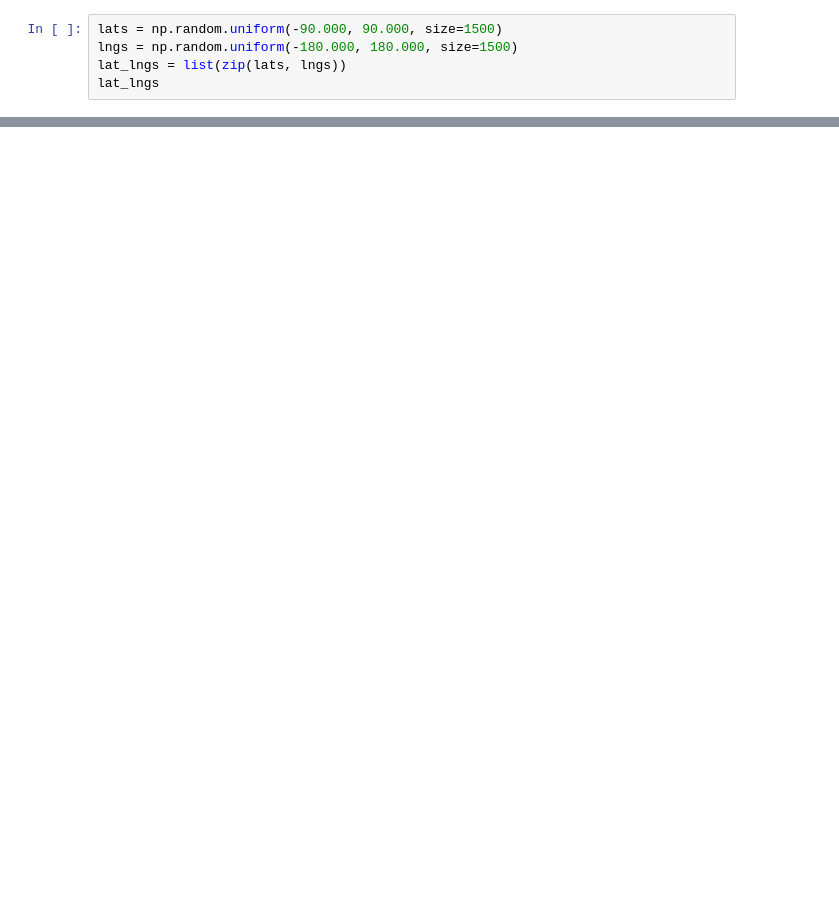
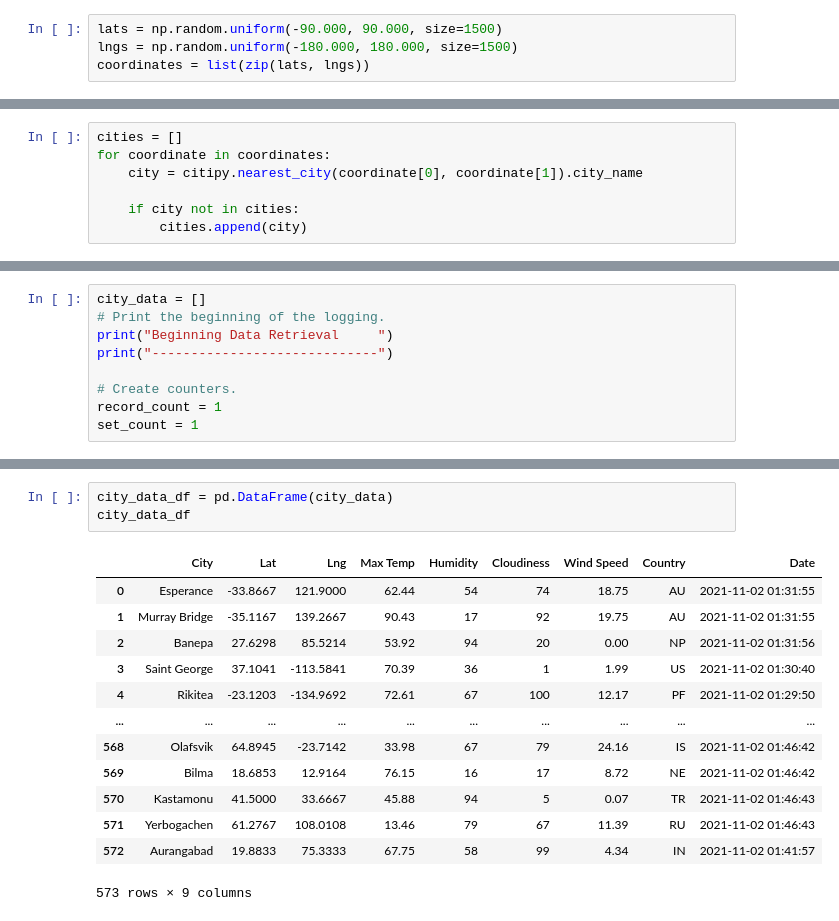
Before and after one commit to coleherman370/World_Weather_Analysis, a Jupyter notebook: WeatherPy.ipynb, the cells around one changed output, grey strips where cells are left out. Drawn from its saved outputs; the diff is of its cells as text; blank space fills up the shorter version.

Commit message:
Updating WeatherPy and weather_data

```diff
--- a/WeatherPy.ipynb
+++ b/WeatherPy.ipynb
@@ -8,5 +12,4 @@ ModuleNotFoundError: No module named 'citipy'
 # %%
 lats = np.random.uniform(-90.000, 90.000, size=1500)
 lngs = np.random.uniform(-180.000, 180.000, size=1500)
-lat_lngs = list(zip(lats, lngs))
-lat_lngs
+coordinates = list(zip(lats, lngs))
@@ -30,0 +16,7 @@ lat_lngs
+# %%
+cities = []
+for coordinate in coordinates:
+    city = citipy.nearest_city(coordinate[0], coordinate[1]).city_name
+
+    if city not in cities:
+        cities.append(city)
@@ -30,0 +25,9 @@ lat_lngs
+# %%
+city_data = []
+# Print the beginning of the logging.
+print("Beginning Data Retrieval     ")
+print("-----------------------------")
+
+# Create counters.
+record_count = 1
+set_count = 1
@@ -30,0 +102,17 @@ lat_lngs
+# %%
+city_data_df = pd.DataFrame(city_data)
+city_data_df
+# %% [output]
+|  | City | Lat | Lng | Max Temp | Humidity | Cloudiness | Wind Speed | Country | Date |
+| 0 | Esperance | -33.8667 | 121.9000 | 62.44 | 54 | 74 | 18.75 | AU | 2021-11-02 01:31:55 |
+| 1 | Murray Bridge | -35.1167 | 139.2667 | 90.43 | 17 | 92 | 19.75 | AU | 2021-11-02 01:31:55 |
+| 2 | Banepa | 27.6298 | 85.5214 | 53.92 | 94 | 20 | 0.00 | NP | 2021-11-02 01:31:56 |
+| 3 | Saint George | 37.1041 | -113.5841 | 70.39 | 36 | 1 | 1.99 | US | 2021-11-02 01:30:40 |
+| 4 | Rikitea | -23.1203 | -134.9692 | 72.61 | 67 | 100 | 12.17 | PF | 2021-11-02 01:29:50 |
+| ... | ... | ... | ... | ... | ... | ... | ... | ... | ... |
+| 568 | Olafsvik | 64.8945 | -23.7142 | 33.98 | 67 | 79 | 24.16 | IS | 2021-11-02 01:46:42 |
+| 569 | Bilma | 18.6853 | 12.9164 | 76.15 | 16 | 17 | 8.72 | NE | 2021-11-02 01:46:42 |
+| 570 | Kastamonu | 41.5000 | 33.6667 | 45.88 | 94 | 5 | 0.07 | TR | 2021-11-02 01:46:43 |
+| 571 | Yerbogachen | 61.2767 | 108.0108 | 13.46 | 79 | 67 | 11.39 | RU | 2021-11-02 01:46:43 |
+| 572 | Aurangabad | 19.8833 | 75.3333 | 67.75 | 58 | 99 | 4.34 | IN | 2021-11-02 01:41:57 |
+573 rows × 9 columns
```
Also changed, not shown: parts of 12 cells of this notebook, 4 other files.
